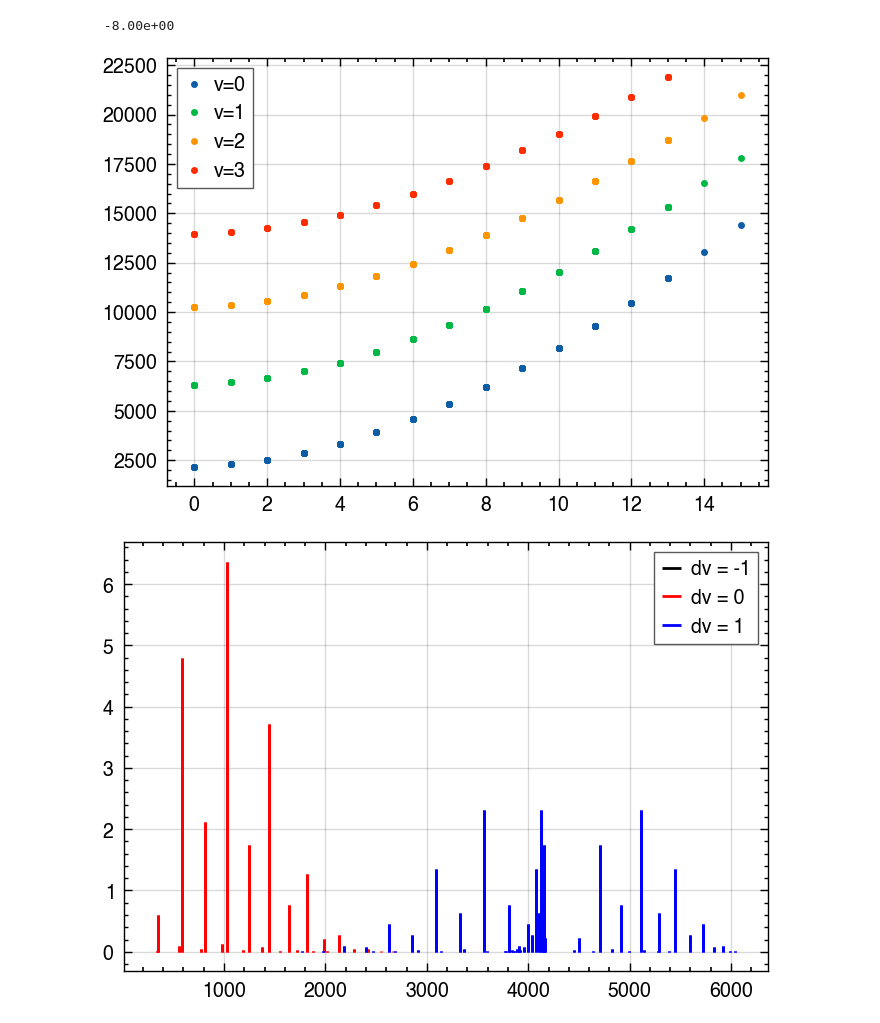
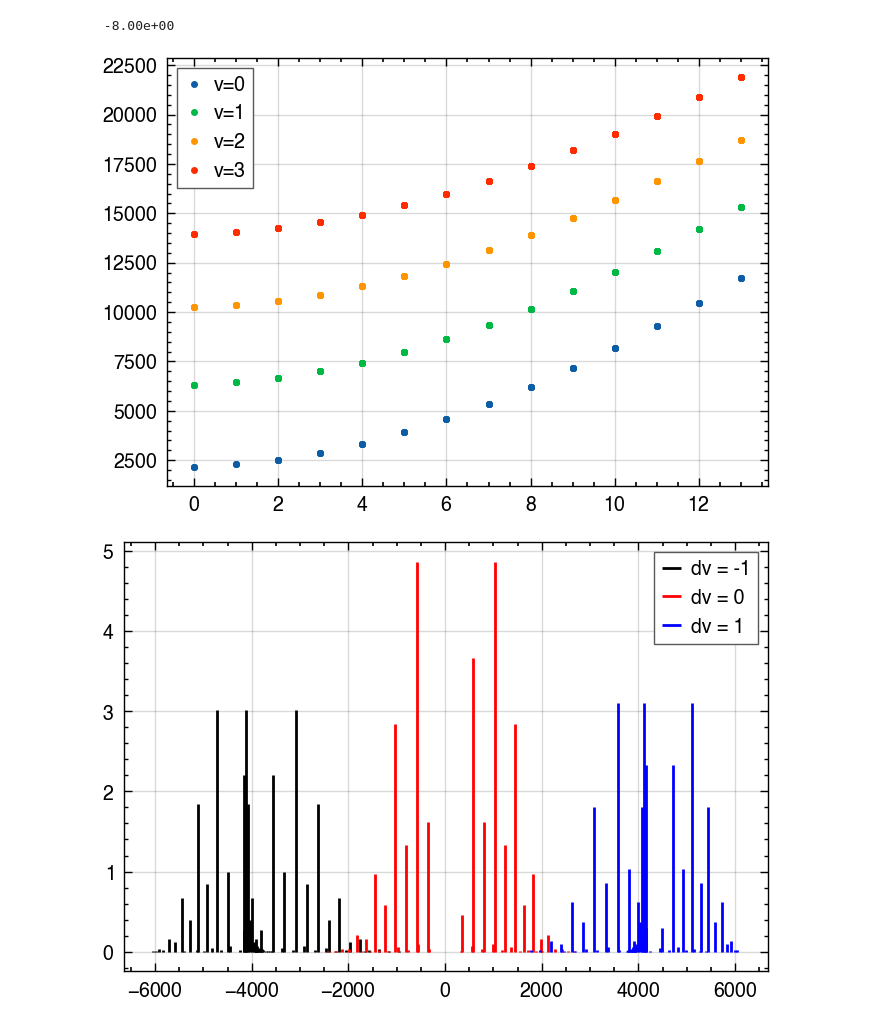
Before and after one commit to Brightsite-Plasmalab/raman-tmp, a Jupyter notebook: demo/H2.ipynb, the cells around one changed output. Saved outputs shown, nothing was run; the diff lists cells and outputs as text; code cells hidden in the pictures.

```diff
--- a/demo/H2.ipynb
+++ b/demo/H2.ipynb
@@ -36,30 +36,29 @@ print(f"{-8:10.2e}")
 plt.figure()
 
 for v in [0, 1, 2, 3]:
-    idx = transitions.lower_v == v
+    idx = transitions.initial_v == v
     plt.plot(transitions.state_initial.J[idx], transitions.state_initial.E[idx], '.', label=f"v={v}")
 
 plt.legend()
 plt.show()
 # %% [output]
-[figure, old version]
+[figure, new version]
 # %%
 plt.figure()
 
 # for i, dJ in enumerate([-2, 0, 2]):
 for i, dv in enumerate([-1, 0, 1]):
-    # transitions_i = transitions[transitions.upper_J - transitions.lower_J == dJ]
-    transitions_i = transitions[transitions.upper_v - transitions.lower_v == dv]
+    transitions_i = transitions[transitions.final_v - transitions.initial_v == dv]
 
     I_stick_i = M.get_intensity(transitions_i, T=1500)
     dnu_stick_i = transitions_i.vacuum_wavenumber
 
     plt.vlines(dnu_stick_i, 0, I_stick_i / np.nanmax(I_stick), color=["k", "r", "b"][i], label=f"dv = {dv}")
     # plt.vlines(dnu_stick_i, 0, I_stick_i / np.nanmax(I_stick), color=["k", "r", "b"][i], label=f"dJ = {dJ}")
 plt.legend()
 plt.show()
 # %% [output]
-[figure, old version]
+[figure, new version]
 # %%
 # Plot the results
 plt.figure()
```
Also changed, not shown: parts of 2 cells of this notebook, 11 other files.
